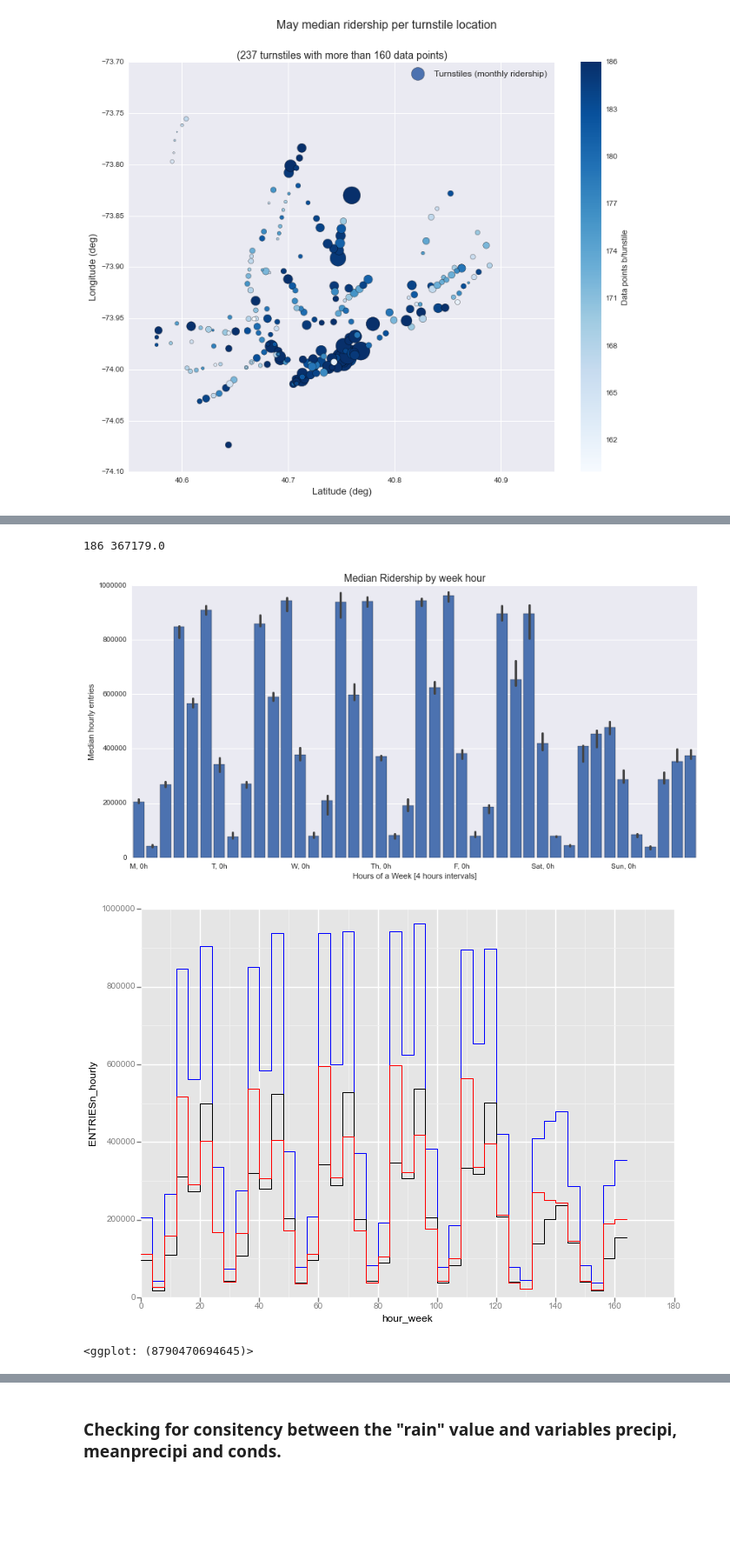
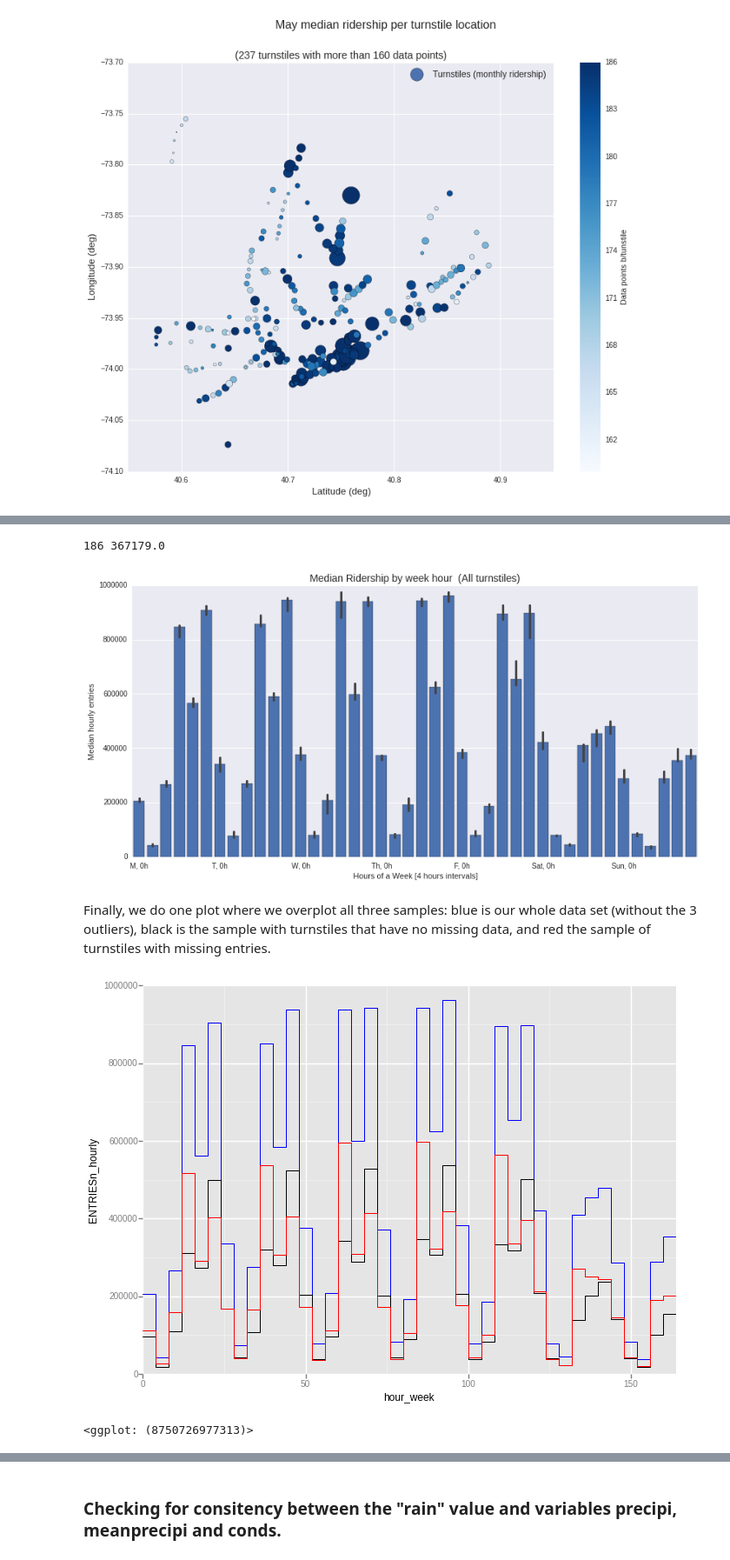
Before and after one commit to gornes/IntroToDS, a Jupyter notebook: Project1.ipynb, the cells around one changed output, grey strips where cells are left out. Shown at 87% size. Cells and saved outputs as stored; diff of their text form; code cells hidden in the pictures; blank space fills up the shorter version.

```diff
--- a/Project1.ipynb
+++ b/Project1.ipynb
@@ -211,11 +211,11 @@ comp_turn = data_per_turnstile.query('ENTRIESn_hourly > 185').UNIT.unique()
 tn_c = len(comp_turn)
 
 # Complete data subsample
-data_comp = dataim.query('UNIT in @comp_turn')
+data_comp = improved_df.query('UNIT in @comp_turn')
 g_turns_median_c = data_comp.groupby('UNIT', as_index=False).median()[['latitude', 'longitude', 'ENTRIESn_hourly']]
 
 # Incomplete data subsample
-data_incomp = dataim.query('UNIT not in @comp_turn')
+data_incomp = improved_df.query('UNIT not in @comp_turn')
 g_turns_median_i = data_incomp.groupby('UNIT', as_index=False).median()[['latitude', 'longitude', 'ENTRIESn_hourly']]
 # number of turnstiles with incomplete data
 tn_i = len(data_incomp.UNIT.unique())
@@ -273,18 +275,18 @@ print len(syst_comp), np.median(syst_comp.ENTRIESn_hourly)
 # %%
-syst_incomp = data_incomp.groupby('dateTime').sum()[['ENTRIESn_hourly', 'precipi']]
+nycsub_incomplete = data_incomp.groupby('dateTime').sum()[['ENTRIESn_hourly', 'precipi']]
 
-syst_incomp['hour'] = syst_incomp.index.hour
-syst_incomp['day_week'] = syst_incomp.index.dayofweek
-syst_incomp['day'] = syst_incomp.index.day
-syst_incomp['hour_week'] = syst_incomp.hour + syst_incomp.day_week * 24.
+nycsub_incomplete['hour'] = nycsub_incomplete.index.hour
+nycsub_incomplete['day_week'] = nycsub_incomplete.index.dayofweek
+nycsub_incomplete['day'] = nycsub_incomplete.index.day
+nycsub_incomplete['hour_week'] = nycsub_incomplete.hour + nycsub_incomplete.day_week * 24.
 
-face = sns.factorplot('hour_week', 'ENTRIESn_hourly', data=syst_incomp.query('day < 29'),
+face = sns.factorplot('hour_week', 'ENTRIESn_hourly', data=nycsub_incomplete.query('day < 29'),
                       estimator=np.median, size=6, aspect=2, ci=95)
 plt.xticks([0.,6., 12, 18, 24, 30, 36],
            ['M, 0h', 'T, 0h', 'W, 0h', 'Th, 0h', 'F, 0h', 'Sat, 0h', 'Sun, 0h'])
 face.set_xlabels('Hours of a Week [4 hours intervals]')
 face.set_ylabels('Median hourly entries')
-plt.title('Median Ridership by week hour', size=14)
-print len(syst_incomp), np.median(syst_incomp.ENTRIESn_hourly)
+plt.title('Median Ridership by week hour (Turnstiles with missing data)', size=14)
+print len(nycsub_incomplete), np.median(nycsub_incomplete.ENTRIESn_hourly)
 # %% [output]
 186 187313.0
@@ -292,30 +294,33 @@ print len(syst_incomp), np.median(syst_incomp.ENTRIESn_hourly)
 # %%
-syst = dataim.groupby('dateTime').sum()[['ENTRIESn_hourly']]
+nycsubway = improved_df.groupby('dateTime').sum()[['ENTRIESn_hourly']]
 
-syst['hour'] = syst.index.hour
-syst['day_week'] = syst.index.dayofweek
-syst['day'] = syst.index.day
-syst['hour_week'] = syst.hour + syst.day_week * 24.
-syst['dateTime'] = syst.index.values
+nycsubway['hour'] = nycsubway.index.hour
+nycsubway['day_week'] = nycsubway.index.dayofweek
+nycsubway['day'] = nycsubway.index.day
+nycsubway['hour_week'] = nycsubway.hour + nycsubway.day_week * 24.
+nycsubway['dateTime'] = nycsubway.index.values
 
-face = sns.factorplot('hour_week', 'ENTRIESn_hourly', data=syst.query('day < 29'),
+face = sns.factorplot('hour_week', 'ENTRIESn_hourly', data=nycsubway.query('day < 29'),
                       estimator=np.median, size=6, aspect=2, ci=95)
 plt.xticks([0.,6., 12, 18, 24, 30, 36],
            ['M, 0h', 'T, 0h', 'W, 0h', 'Th, 0h', 'F, 0h', 'Sat, 0h', 'Sun, 0h'])
 face.set_xlabels('Hours of a Week [4 hours intervals]')
 face.set_ylabels('Median hourly entries')
-plt.title('Median Ridership by week hour', size=14)
-print len(syst), np.median(syst.ENTRIESn_hourly)
+plt.title('Median Ridership by week hour  (All turnstiles)', size=14)
+print len(nycsubway), np.median(nycsubway.ENTRIESn_hourly)
 # %% [output]
 186 367179.0
-[figure, old version]
+[figure, new version]
+# %% [markdown]
+Finally, we do one plot where we overplot all three samples: blue is our whole data set (without the 3 outliers), black is the sample with turnstiles that have no missing data, and red the sample of turnstiles with missing entries.
 # %%
-ggplot(aes(x='hour_week', y='ENTRIESn_hourly'), data=syst.groupby('hour_week', as_index=False).median()) +\
+ggplot(aes(x='hour_week', y='ENTRIESn_hourly'), data=nycsubway.groupby('hour_week', as_index=False).median()) +\
     geom_step(colour='blue') + \
     geom_step(aes(x='hour_week', y='ENTRIESn_hourly'),
-              data=syst_comp.groupby('hour_week', as_index=False).median()) +\
+              data=nycsub_complete.groupby('hour_week', as_index=False).median()) +\
     geom_step(aes(x='hour_week', y='ENTRIESn_hourly'),
-              data=syst_incomp.groupby('hour_week', as_index=False).median(), colour='red')
+              data=nycsub_incomplete.groupby('hour_week', as_index=False).median(), colour='red') +\
+    scale_x_continuous(limits=(0,164))
 # %% [output]
-[figure, old version]
+[figure, new version]
-<ggplot: (8790470694645)>
+<ggplot: (8750726977313)>
```
Also changed, not shown: parts of 35 cells of this notebook, 3 other files.
